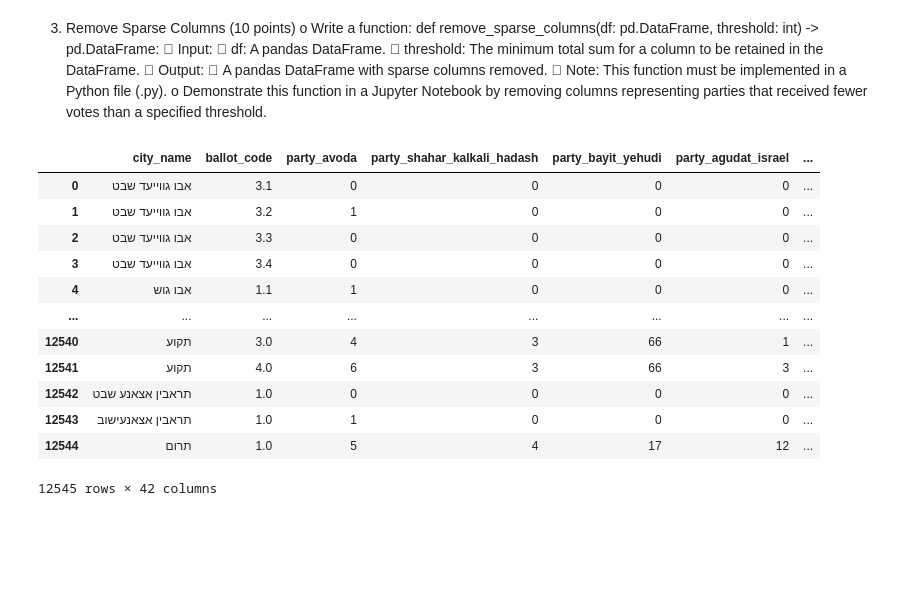
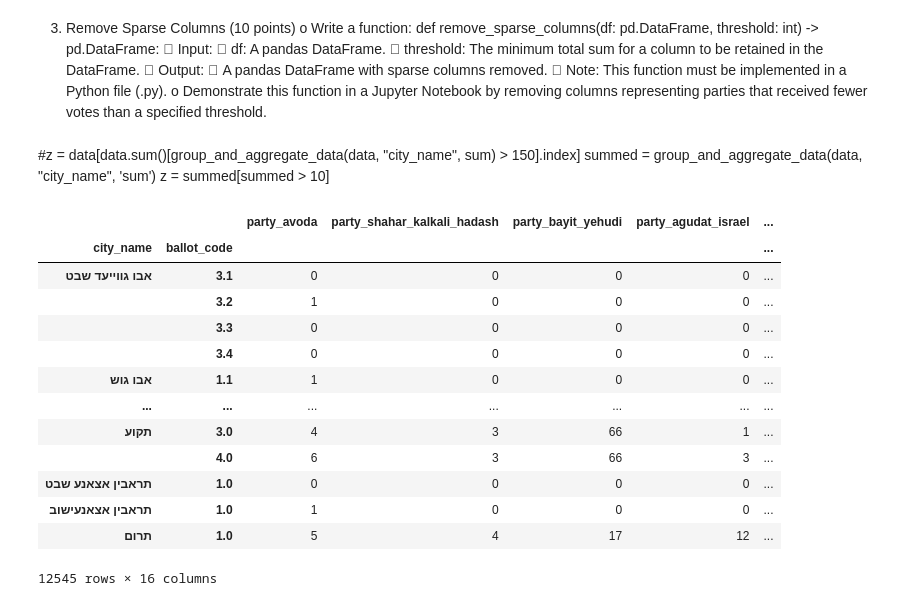
Before and after one commit to MichaelBabiy23/Dimensionality_Reduction, a Jupyter notebook: funcDemo.ipynb, the cells around one changed output. Drawn from its saved outputs; the diff is of its cells as text; code cells hidden in the pictures; blank space fills up the shorter version.

Commit message:
modified remove_sparse_columns to improve efficiency

```diff
--- a/funcDemo.ipynb
+++ b/funcDemo.ipynb
@@ -83,32 +84,34 @@ def remove_sparse_columns(df: pd.DataFrame, threshold: int) -> pd.DataFrame:
 	A pandas DataFrame with sparse columns removed.
 	Note: This function must be implemented in a Python file (.py).
 o	Demonstrate this function in a Jupyter Notebook by removing columns representing parties that received fewer votes than a specified threshold.
+# %% [markdown]
+#z = data[data.sum()[group_and_aggregate_data(data, "city_name", sum) > 150].index]
+summed = group_and_aggregate_data(data, "city_name", 'sum')
+z = summed[summed > 10]
 # %%
-# TODO: should we keep city_name???
 def remove_sparse_columns(df: pd.DataFrame, threshold: int) -> pd.DataFrame:
-    # identify numeric columns
-    numeric_columns = df.select_dtypes(include=[np.integer]).columns
+    # index the table by city name and ballot code
+    indexed_data = df.set_index(['city_name', 'ballot_code'])
 
     # calculate the sum of each column
-    column_totals = df[numeric_columns].sum()
+    column_totals = indexed_data.sum()
 
-    non_numeric_columns = df.select_dtypes(exclude=[np.integer]).columns
+    return indexed_data[list(column_totals[column_totals > threshold].index)]
 
-    # return updated dataframe that suitable for the threshold
-    return  df[list(non_numeric_columns) + list(column_totals[column_totals >= threshold].index)] # the index information contains the labels of the rows
 
-remove_sparse_columns(df= data, threshold=2)
+remove_sparse_columns(df= data, threshold=10000)
 # %% [output]
-|  | city_name | ballot_code | party_avoda | party_shahar_kalkali_hadash | party_bayit_yehudi | party_agudat_israel | ... |
-| 0 | אבו גווייעד שבט | 3.1 | 0 | 0 | 0 | 0 | ... |
-| 1 | אבו גווייעד שבט | 3.2 | 1 | 0 | 0 | 0 | ... |
-| 2 | אבו גווייעד שבט | 3.3 | 0 | 0 | 0 | 0 | ... |
-| 3 | אבו גווייעד שבט | 3.4 | 0 | 0 | 0 | 0 | ... |
-| 4 | אבו גוש | 1.1 | 1 | 0 | 0 | 0 | ... |
-| ... | ... | ... | ... | ... | ... | ... | ... |
-| 12540 | תקוע | 3.0 | 4 | 3 | 66 | 1 | ... |
-| 12541 | תקוע | 4.0 | 6 | 3 | 66 | 3 | ... |
-| 12542 | תראבין אצאנע שבט | 1.0 | 0 | 0 | 0 | 0 | ... |
-| 12543 | תראבין אצאנעישוב | 1.0 | 1 | 0 | 0 | 0 | ... |
-| 12544 | תרום | 1.0 | 5 | 4 | 17 | 12 | ... |
+|  |  | party_avoda | party_shahar_kalkali_hadash | party_bayit_yehudi | party_agudat_israel | ... |
+| city_name | ballot_code |  |  |  |  | ... |
+| אבו גווייעד שבט | 3.1 | 0 | 0 | 0 | 0 | ... |
+|  | 3.2 | 1 | 0 | 0 | 0 | ... |
+|  | 3.3 | 0 | 0 | 0 | 0 | ... |
+|  | 3.4 | 0 | 0 | 0 | 0 | ... |
+| אבו גוש | 1.1 | 1 | 0 | 0 | 0 | ... |
+| ... | ... | ... | ... | ... | ... | ... |
+| תקוע | 3.0 | 4 | 3 | 66 | 1 | ... |
+|  | 4.0 | 6 | 3 | 66 | 3 | ... |
+| תראבין אצאנע שבט | 1.0 | 0 | 0 | 0 | 0 | ... |
+| תראבין אצאנעישוב | 1.0 | 1 | 0 | 0 | 0 | ... |
+| תרום | 1.0 | 5 | 4 | 17 | 12 | ... |
-12545 rows × 42 columns
+12545 rows × 16 columns
```
Also changed, not shown: parts of 1 cell of this notebook, 1 other file.
